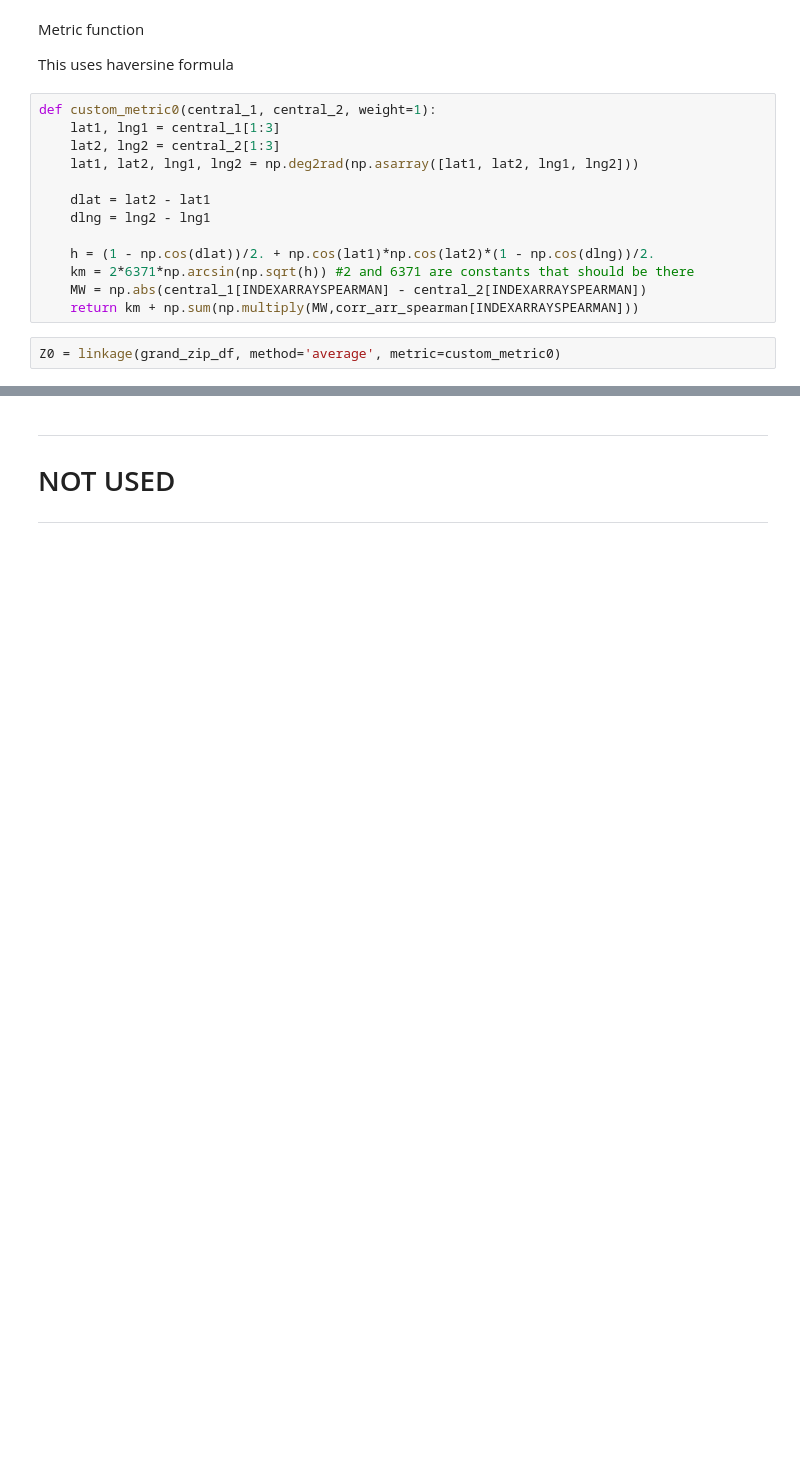
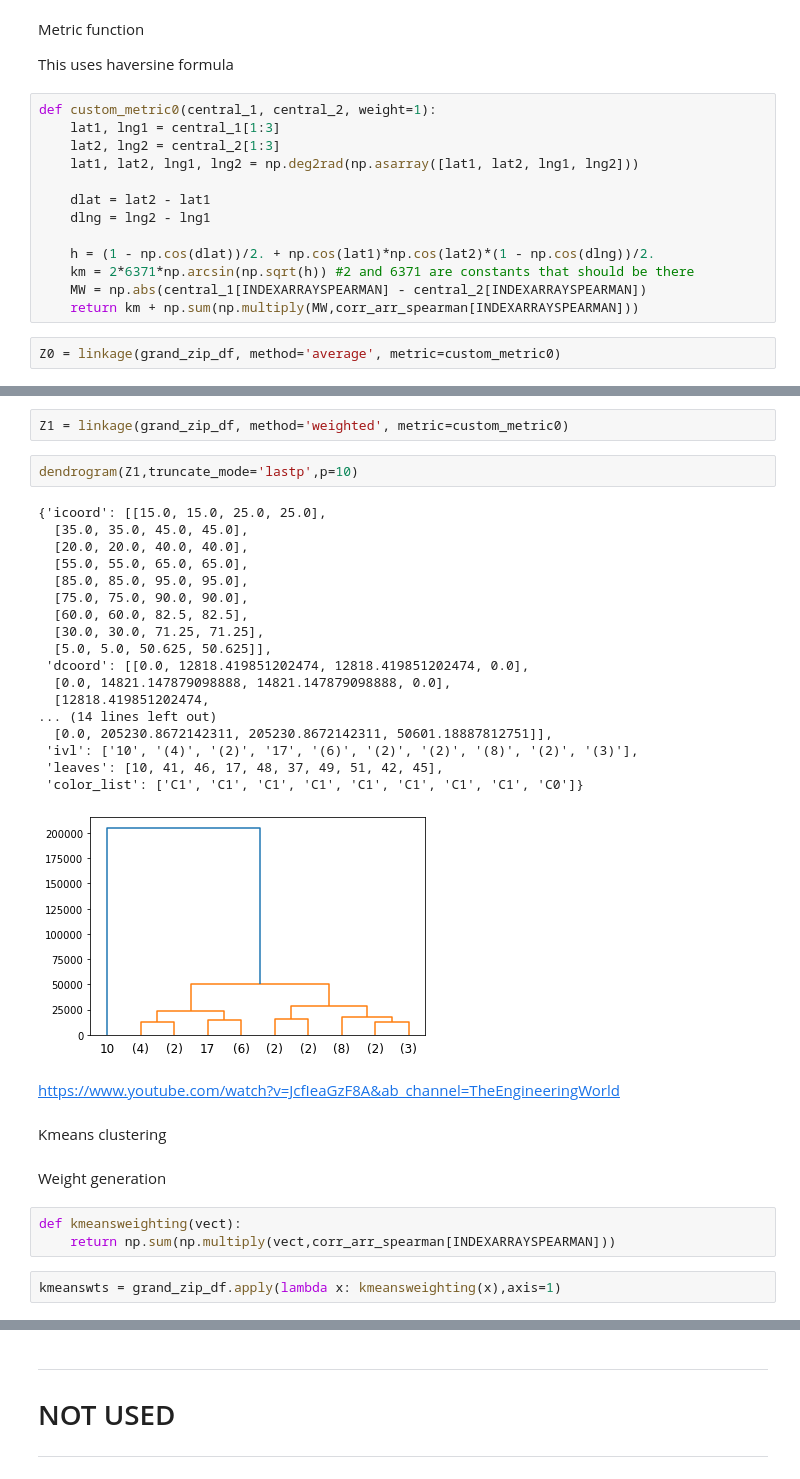
Before and after one commit to stein463/AppliedDataScienceCapstoneIBM, a Jupyter notebook: FinalProjectForIBMDataScienceCertification.ipynb, the cells around one changed output, grey strips where cells are left out. Saved outputs shown, nothing was run; the diff lists cells and outputs as text; blank space fills up the shorter version.

Commit message:
Made progress on clustering

```diff
--- a/FinalProjectForIBMDataScienceCertification.ipynb
+++ b/FinalProjectForIBMDataScienceCertification.ipynb
@@ -908,3 +912,37 @@ dendrogram(Z0,truncate_mode='lastp',p=10)
  'leaves': [10, 41, 45, 37, 48, 44, 46, 51, 17, 47],
  'color_list': ['C1', 'C1', 'C1', 'C1', 'C1', 'C1', 'C1', 'C1', 'C0']}
 [figure]
+# %%
+Z1 = linkage(grand_zip_df, method='weighted', metric=custom_metric0)
+# %%
+dendrogram(Z1,truncate_mode='lastp',p=10)
+# %% [output]
+{'icoord': [[15.0, 15.0, 25.0, 25.0],
+  [35.0, 35.0, 45.0, 45.0],
+  [20.0, 20.0, 40.0, 40.0],
+  [55.0, 55.0, 65.0, 65.0],
+  [85.0, 85.0, 95.0, 95.0],
+  [75.0, 75.0, 90.0, 90.0],
+  [60.0, 60.0, 82.5, 82.5],
+  [30.0, 30.0, 71.25, 71.25],
+  [5.0, 5.0, 50.625, 50.625]],
+ 'dcoord': [[0.0, 12818.419851202474, 12818.419851202474, 0.0],
+  [0.0, 14821.147879098888, 14821.147879098888, 0.0],
+  [12818.419851202474,
+... (14 lines left out)
+  [0.0, 205230.8672142311, 205230.8672142311, 50601.18887812751]],
+ 'ivl': ['10', '(4)', '(2)', '17', '(6)', '(2)', '(2)', '(8)', '(2)', '(3)'],
+ 'leaves': [10, 41, 46, 17, 48, 37, 49, 51, 42, 45],
+ 'color_list': ['C1', 'C1', 'C1', 'C1', 'C1', 'C1', 'C1', 'C1', 'C0']}
+[figure, added]
+# %% [markdown]
+https://www.youtube.com/watch?v=JcfIeaGzF8A&ab_channel=TheEngineeringWorld
+# %% [markdown]
+Kmeans clustering
+# %% [markdown]
+Weight generation
+# %%
+def kmeansweighting(vect):
+    return np.sum(np.multiply(vect,corr_arr_spearman[INDEXARRAYSPEARMAN]))
+# %%
+kmeanswts = grand_zip_df.apply(lambda x: kmeansweighting(x),axis=1)
```
Also changed, not shown: parts of 22 cells of this notebook.
